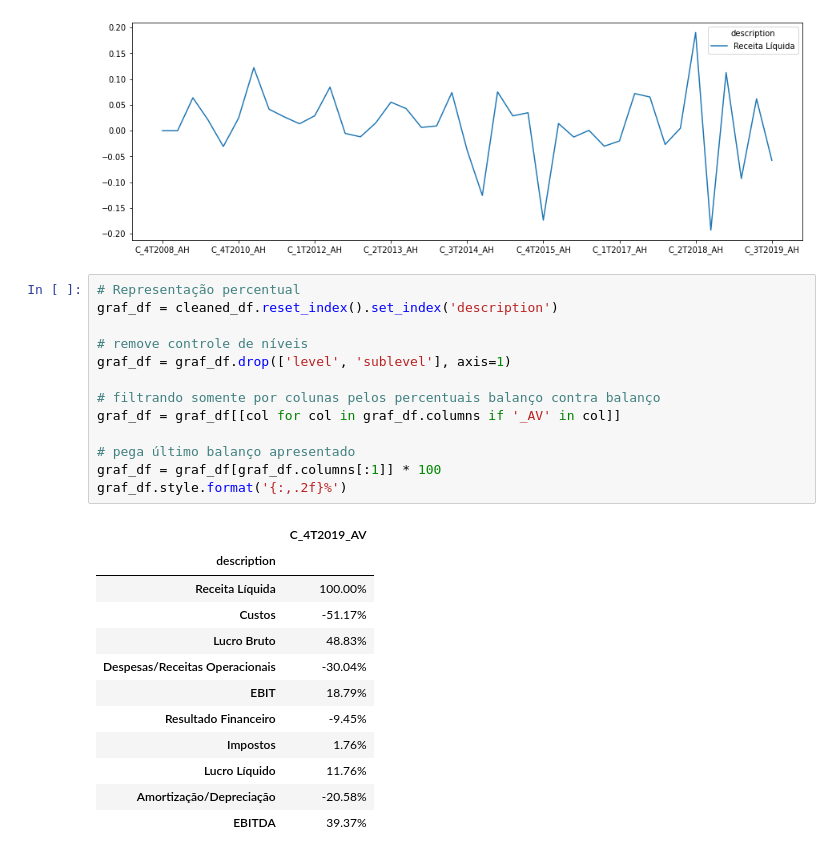
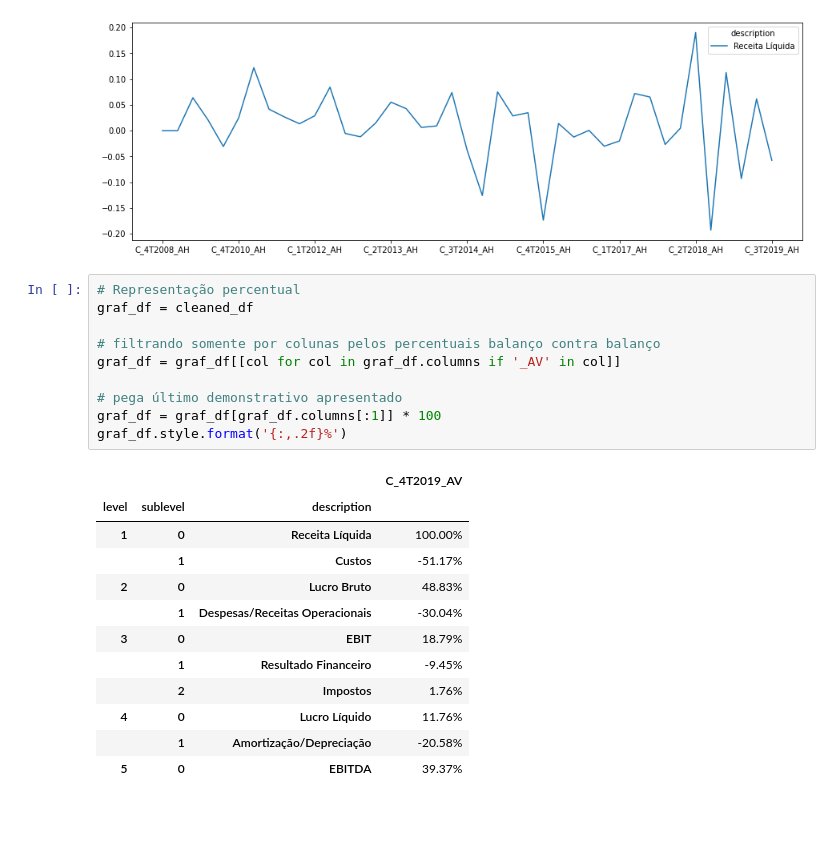
Before and after one commit to maicon-berndt/market-analysis, a Jupyter notebook: scraper_suno_analitica.ipynb, the cells around one changed output. Saved outputs shown, nothing was run; the diff lists cells and outputs as text; blank space fills up the shorter version.

```diff
--- a/scraper_suno_analitica.ipynb
+++ b/scraper_suno_analitica.ipynb
@@ -141,27 +141,24 @@ graf_df.T[::-1].plot(figsize=(15,5))
 [figure]
 # %%
 # Representação percentual
-graf_df = cleaned_df.reset_index().set_index('description')
-
-# remove controle de níveis
-graf_df = graf_df.drop(['level', 'sublevel'], axis=1)
+graf_df = cleaned_df
 
 # filtrando somente por colunas pelos percentuais balanço contra balanço
 graf_df = graf_df[[col for col in graf_df.columns if '_AV' in col]]
 
-# pega último balanço apresentado
+# pega último demonstrativo apresentado
 graf_df = graf_df[graf_df.columns[:1]] * 100
 graf_df.style.format('{:,.2f}%')
 # %% [output]
-|  | C_4T2019_AV |
-| description |  |
-| Receita Líquida | 100.00% |
-| Custos | -51.17% |
-| Lucro Bruto | 48.83% |
-| Despesas/Receitas Operacionais | -30.04% |
-| EBIT | 18.79% |
-| Resultado Financeiro | -9.45% |
-| Impostos | 1.76% |
-| Lucro Líquido | 11.76% |
-| Amortização/Depreciação | -20.58% |
-| EBITDA | 39.37% |
+|  |  |  | C_4T2019_AV |
+| level | sublevel | description |  |
+| 1 | 0 | Receita Líquida | 100.00% |
+|  | 1 | Custos | -51.17% |
+| 2 | 0 | Lucro Bruto | 48.83% |
+|  | 1 | Despesas/Receitas Operacionais | -30.04% |
+| 3 | 0 | EBIT | 18.79% |
+|  | 1 | Resultado Financeiro | -9.45% |
+|  | 2 | Impostos | 1.76% |
+| 4 | 0 | Lucro Líquido | 11.76% |
+|  | 1 | Amortização/Depreciação | -20.58% |
+| 5 | 0 | EBITDA | 39.37% |
```
Also changed, not shown: parts of 1 cell of this notebook.
